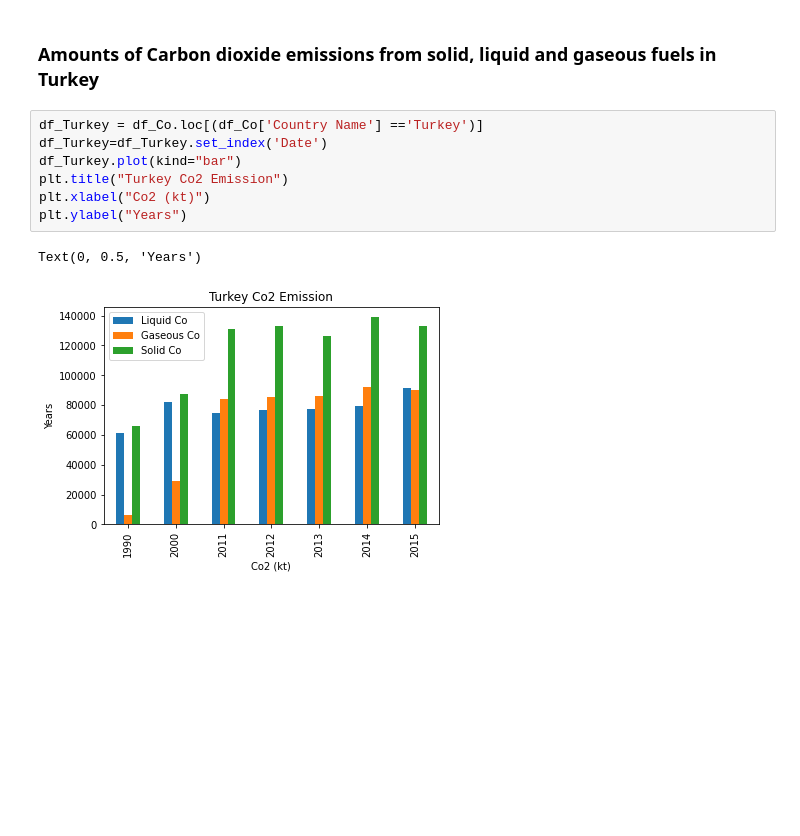
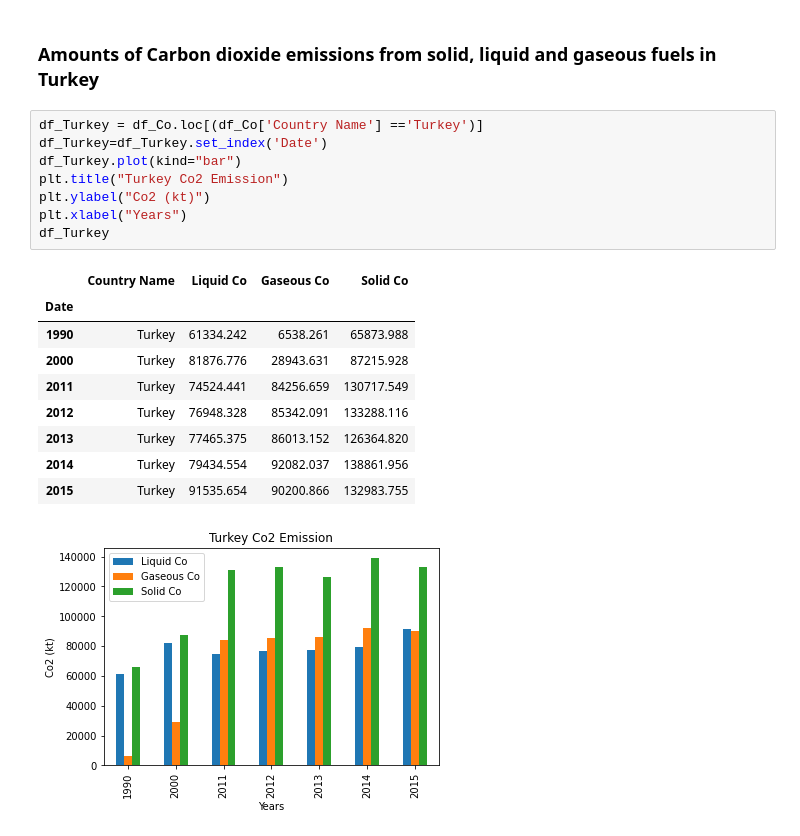
Before and after one commit to busranur-sr/ClimateChange, a Jupyter notebook: Co2Emission.ipynb, the cells around one changed output. Saved outputs shown, nothing was run; the diff lists cells and outputs as text; blank space fills up the shorter version.

```diff
--- a/Co2Emission.ipynb
+++ b/Co2Emission.ipynb
@@ -43,10 +43,19 @@ df_Co.groupby(df_Co['Date']).sum().plot() # Toplam yayılım mı mantıklı yoks
 # %%
 df_Turkey = df_Co.loc[(df_Co['Country Name'] =='Turkey')]
 df_Turkey=df_Turkey.set_index('Date')
 df_Turkey.plot(kind="bar")
 plt.title("Turkey Co2 Emission")
-plt.xlabel("Co2 (kt)")
-plt.ylabel("Years")
+plt.ylabel("Co2 (kt)")
+plt.xlabel("Years")
+df_Turkey
 # %% [output]
-Text(0, 0.5, 'Years')
+|  | Country Name | Liquid Co | Gaseous Co | Solid Co |
+| Date |  |  |  |  |
+| 1990 | Turkey | 61334.242 | 6538.261 | 65873.988 |
+| 2000 | Turkey | 81876.776 | 28943.631 | 87215.928 |
+| 2011 | Turkey | 74524.441 | 84256.659 | 130717.549 |
+| 2012 | Turkey | 76948.328 | 85342.091 | 133288.116 |
+| 2013 | Turkey | 77465.375 | 86013.152 | 126364.820 |
+| 2014 | Turkey | 79434.554 | 92082.037 | 138861.956 |
+| 2015 | Turkey | 91535.654 | 90200.866 | 132983.755 |
-[figure, old version]
+[figure, new version]
```
Also changed, not shown: parts of 2 cells of this notebook.
